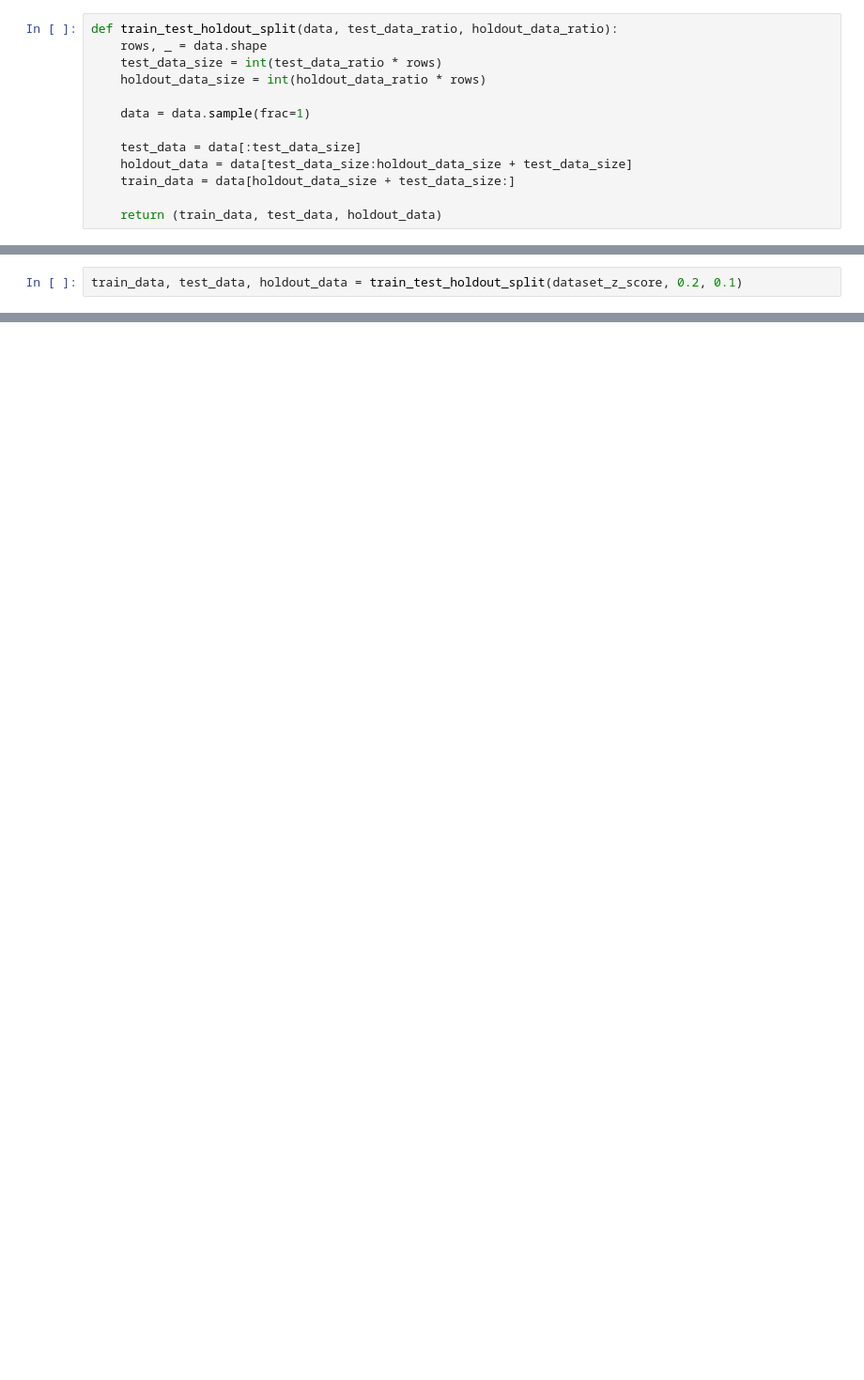
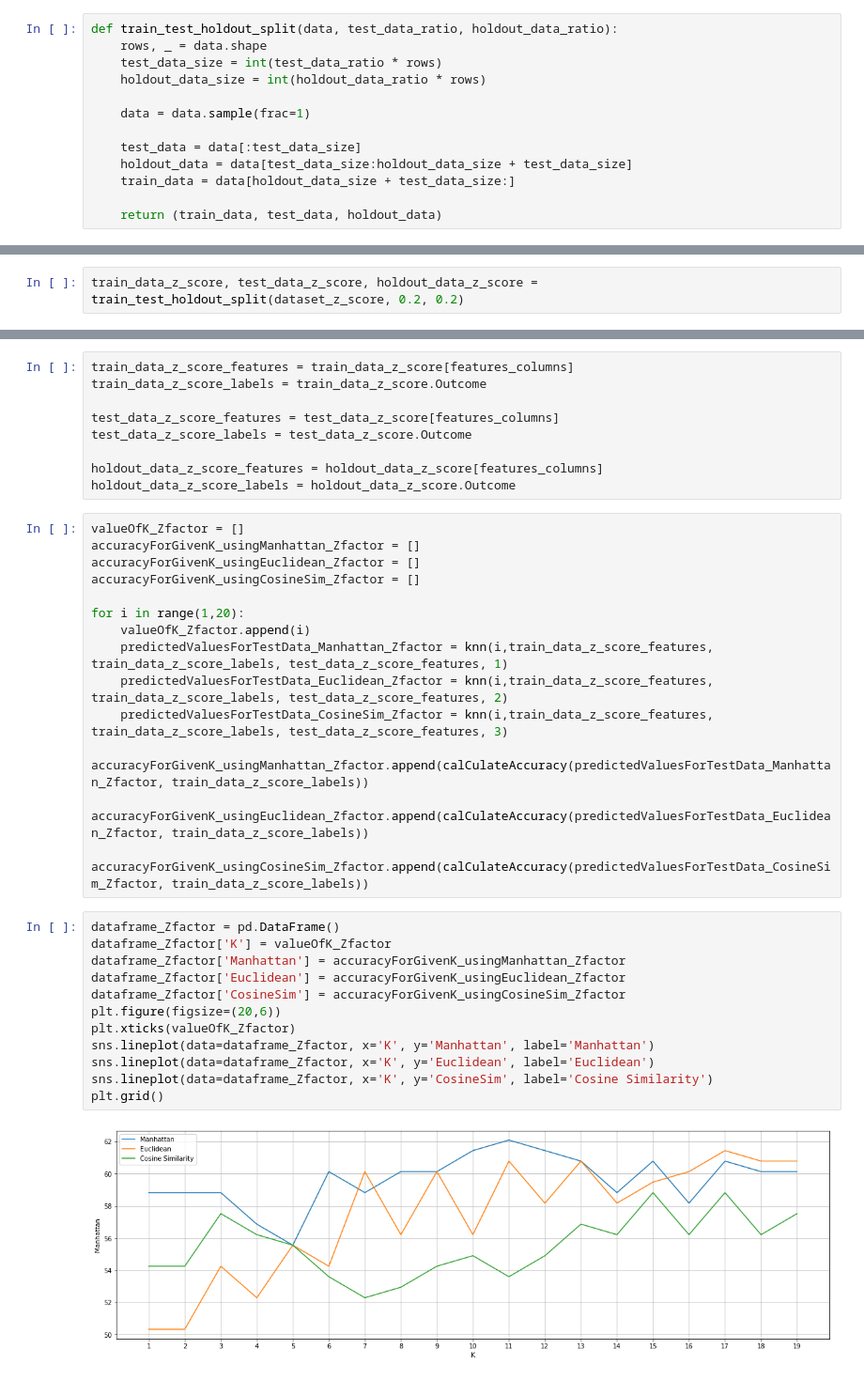
Before and after one commit to singhaditya8499/Pima-Indians-Diabetes, a Jupyter notebook: src/KNN_implementation.ipynb, the cells around one changed output, grey strips where cells are left out. Shown at 94% size. Cells and saved outputs as stored; diff of their text form; blank space fills up the shorter version.

```diff
--- a/src/KNN_implementation.ipynb
+++ b/src/KNN_implementation.ipynb
@@ -43,2 +216,2 @@ def train_test_holdout_split(data, test_data_ratio, holdout_data_ratio):
 # %%
-train_data, test_data, holdout_data = train_test_holdout_split(dataset_z_score, 0.2, 0.1)
+train_data_z_score, test_data_z_score, holdout_data_z_score = train_test_holdout_split(dataset_z_score, 0.2, 0.2)
@@ -59,0 +218,37 @@ train_data, test_data, holdout_data = train_test_holdout_split(dataset_z_score,
+# %%
+train_data_z_score_features = train_data_z_score[features_columns]
+train_data_z_score_labels = train_data_z_score.Outcome
+
+test_data_z_score_features = test_data_z_score[features_columns]
+test_data_z_score_labels = test_data_z_score.Outcome
+
+holdout_data_z_score_features = holdout_data_z_score[features_columns]
+holdout_data_z_score_labels = holdout_data_z_score.Outcome
+# %%
+valueOfK_Zfactor = []
+accuracyForGivenK_usingManhattan_Zfactor = []
+accuracyForGivenK_usingEuclidean_Zfactor = []
+accuracyForGivenK_usingCosineSim_Zfactor = []
+
+for i in range(1,20):
+    valueOfK_Zfactor.append(i)
+    predictedValuesForTestData_Manhattan_Zfactor = knn(i,train_data_z_score_features, train_data_z_score_labels, test_data_z_score_features, 1)
+    predictedValuesForTestData_Euclidean_Zfactor = knn(i,train_data_z_score_features, train_data_z_score_labels, test_data_z_score_features, 2)
+    predictedValuesForTestData_CosineSim_Zfactor = knn(i,train_data_z_score_features, train_data_z_score_labels, test_data_z_score_features, 3)
+    accuracyForGivenK_usingManhattan_Zfactor.append(calCulateAccuracy(predictedValuesForTestData_Manhattan_Zfactor, train_data_z_score_labels))
+    accuracyForGivenK_usingEuclidean_Zfactor.append(calCulateAccuracy(predictedValuesForTestData_Euclidean_Zfactor, train_data_z_score_labels))
+    accuracyForGivenK_usingCosineSim_Zfactor.append(calCulateAccuracy(predictedValuesForTestData_CosineSim_Zfactor, train_data_z_score_labels))
+# %%
+dataframe_Zfactor = pd.DataFrame()
+dataframe_Zfactor['K'] = valueOfK_Zfactor
+dataframe_Zfactor['Manhattan'] = accuracyForGivenK_usingManhattan_Zfactor
+dataframe_Zfactor['Euclidean'] = accuracyForGivenK_usingEuclidean_Zfactor
+dataframe_Zfactor['CosineSim'] = accuracyForGivenK_usingCosineSim_Zfactor
+plt.figure(figsize=(20,6))
+plt.xticks(valueOfK_Zfactor)
+sns.lineplot(data=dataframe_Zfactor, x='K', y='Manhattan', label='Manhattan')
+sns.lineplot(data=dataframe_Zfactor, x='K', y='Euclidean', label='Euclidean')
+sns.lineplot(data=dataframe_Zfactor, x='K', y='CosineSim', label='Cosine Similarity')
+plt.grid()
+# %% [output]
+[figure, added]
```
Also changed, not shown: parts of 24 cells of this notebook, 2 other files.
